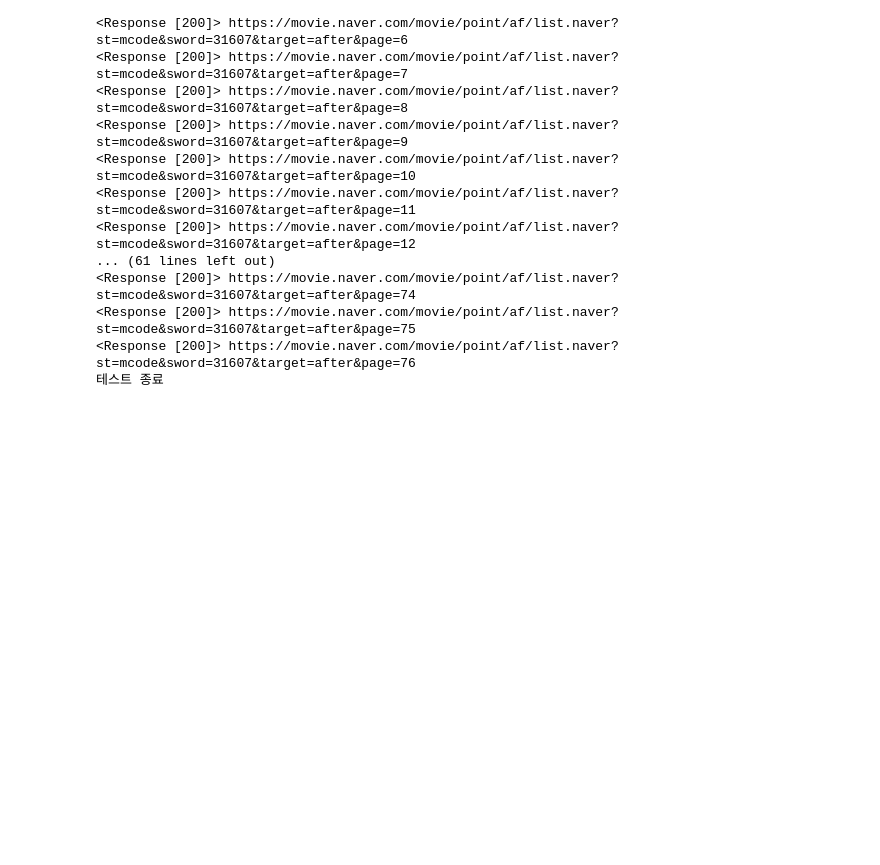
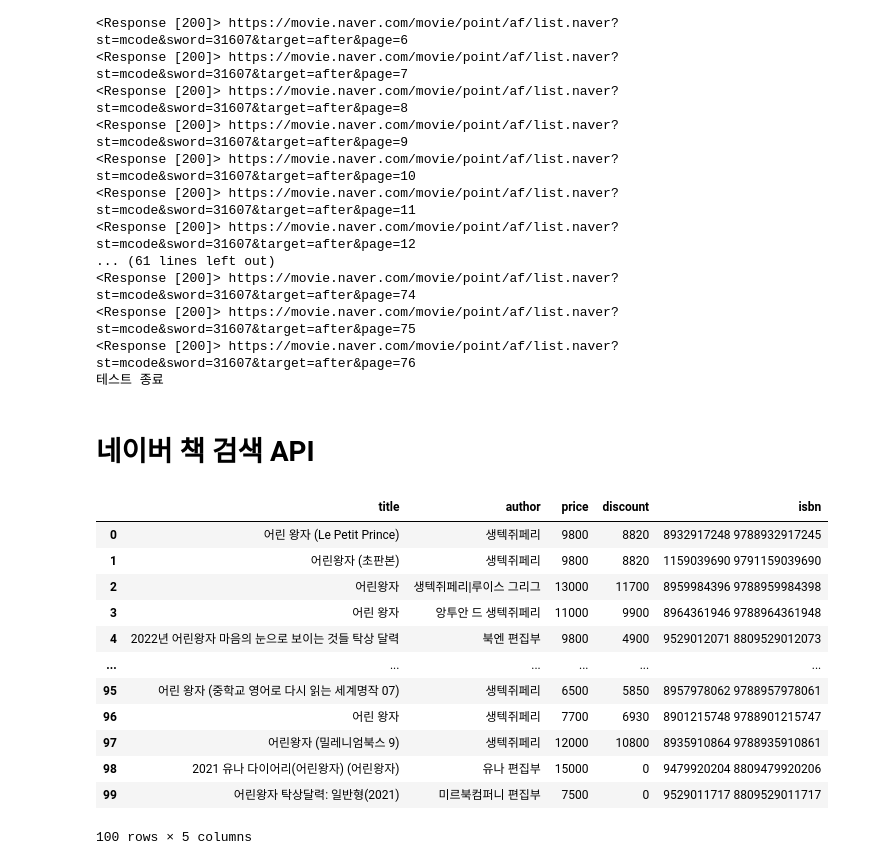
Before and after one commit to lima4/SKplanet-Tacademy, a Jupyter notebook: Crawling/Crawling_Ex1.ipynb, the cells around one changed output. Saved outputs shown, nothing was run; the diff lists cells and outputs as text; code cells hidden in the pictures; blank space fills up the shorter version.

```diff
--- a/Crawling/Crawling_Ex1.ipynb
+++ b/Crawling/Crawling_Ex1.ipynb
@@ -375,3 +375,59 @@ df_cat = save_df(base_page_url)
 <Response [200]> https://movie.naver.com/movie/point/af/list.naver?st=mcode&sword=31607&target=after&page=75
 <Response [200]> https://movie.naver.com/movie/point/af/list.naver?st=mcode&sword=31607&target=after&page=76
 테스트 종료
+# %% [markdown]
+# 네이버 책 검색 API
+# %%
+import os
+import sys
+import urllib.request
+import json
+import xmltodict
+def book_api():
+    # 신청한 아이디와 시크릿으로 변경
+    # client_id = "YOUR_CLIENT_ID"
+    # client_secret = "YOUR_CLIENT_SECRET"
+    client_id = "2bPOmVkKFf8eygLmGiMk"
+    client_secret = "DllokD9yvw"
+
+    # 검색할 단어를 입력하면 자동으로 주소 생성
+    book = input('검색어(책제목) =>')
+    encText = urllib.parse.quote(book)
+    url = "https://openapi.naver.com/v1/search/book?display=100&query=" + encText # json 결과
+
+    request = urllib.request.Request(url)
+    request.add_header("X-Naver-Client-Id",client_id)
+    request.add_header("X-Naver-Client-Secret",client_secret)
+    response = urllib.request.urlopen(request)
+    rescode = response.getcode()
+
+    # 페이지가 정상적으로 접근되어진다면 저장 그렇지 않으면 에러메세지와 코드 출력
+    if(rescode==200):
+        response_body = response.read()
+    else:
+        print("Error Code:" + rescode)
+
+    book_list = json.loads(response_body)['items']
+
+    # 데이타프레임으로 모두 저장
+
+    df_book = pd.DataFrame(book_list)
+    df_book['title'] = df_book['title'].apply(lambda x:x.replace('<b>','').replace('</b>',''))
+    df_book = df_book[['title', 'author', 'price','discount', 'isbn']]
+    return df_book
+# %%
+book_api()
+# %% [output]
+|  | title | author | price | discount | isbn |
+| 0 | 어린 왕자 (Le Petit Prince) | 생텍쥐페리 | 9800 | 8820 | 8932917248 9788932917245 |
+| 1 | 어린왕자 (초판본) | 생텍쥐페리 | 9800 | 8820 | 1159039690 9791159039690 |
+| 2 | 어린왕자 | 생텍쥐페리|루이스 그리그 | 13000 | 11700 | 8959984396 9788959984398 |
+| 3 | 어린 왕자 | 앙투안 드 생텍쥐페리 | 11000 | 9900 | 8964361946 9788964361948 |
+| 4 | 2022년 어린왕자 마음의 눈으로 보이는 것들 탁상 달력 | 북엔 편집부 | 9800 | 4900 | 9529012071 8809529012073 |
+| ... | ... | ... | ... | ... | ... |
+| 95 | 어린 왕자 (중학교 영어로 다시 읽는 세계명작 07) | 생텍쥐페리 | 6500 | 5850 | 8957978062 9788957978061 |
+| 96 | 어린 왕자 | 생텍쥐페리 | 7700 | 6930 | 8901215748 9788901215747 |
+| 97 | 어린왕자 (밀레니엄북스 9) | 생텍쥐페리 | 12000 | 10800 | 8935910864 9788935910861 |
+| 98 | 2021 유나 다이어리(어린왕자) (어린왕자) | 유나 편집부 | 15000 | 0 | 9479920204 8809479920206 |
+| 99 | 어린왕자 탁상달력: 일반형(2021) | 미르북컴퍼니 편집부 | 7500 | 0 | 9529011717 8809529011717 |
+100 rows × 5 columns
```
Also changed, not shown: parts of 2 cells of this notebook, 1 other file.
